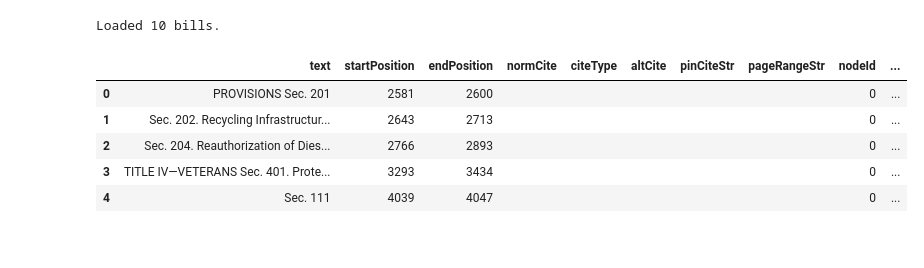
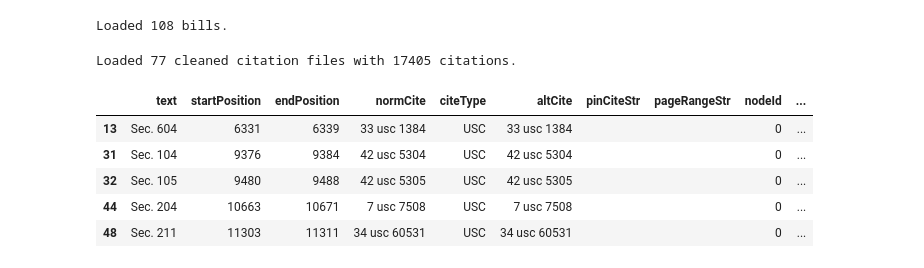
Before and after one commit to RaphaelEse/LawGorithmML, a Jupyter notebook: ML/Untitled25.ipynb, the cells around one changed output. Cells and saved outputs as stored; diff of their text form; code cells hidden in the pictures.

```diff
--- a/ML/Untitled25.ipynb
+++ b/ML/Untitled25.ipynb
@@ -21,7 +39,7 @@ import concurrent.futures
 bills_path = "/content/LawGorithmML/citations/citations/sample_bills"
 
 # Get all text files in the directory
-bill_files = sorted(glob.glob(os.path.join(bills_path, "*.txt")))[:10]
+bill_files = sorted(glob.glob(os.path.join(bills_path, "*.txt")))
 
 bill_texts = {}
 def load_file(file):
@@ -36,31 +54,38 @@ bill_texts = dict(results)
 
 print(f"Loaded {len(bill_texts)} bills.")
 # %% [output]
-Loaded 10 bills.
+Loaded 108 bills.
 # %%
-json_path = "C:/Users/ralph/Downloads/citations/citations/citations/"
+json_path = "/content/LawGorithmML/labeled_citations_zero_shot/"
+# Get all JSON files in the directory
+# Load cleaned citation JSON files
+json_files = sorted(os.listdir(json_path))
 
-# Get all JSON files in the directory
-json_files = glob.glob(os.path.join(json_path, "*.json"))
+# Read and combine JSON files
+cleaned_citations = []
+for file in json_files:
+    with open(os.path.join(json_path, file), "r", encoding="utf-8") as f:
+        cleaned_citations.extend(json.load(f))
 
-# Load citation data
-citations = []
-for file in json_files:
-    with open(file, "r", encoding="utf-8") as f:
-        data = json.load(f)
-        citations.extend(data)  # Combine all JSON data
 # Convert to DataFrame
-df_citations = pd.DataFrame(citations)
+df_citations = pd.DataFrame(cleaned_citations)
 
-# Show structure
+df_citations["normCite"] = df_citations["normCite"].astype(str)
+
+# Filter out citations without `normCite`
+df_citations = df_citations[df_citations["normCite"].notna()]
+df_citations = df_citations[df_citations["normCite"].str.strip() != ""]
+# Display dataset size
+print(f"Loaded {len(json_files)} cleaned citation files with {len(df_citations)} citations.")
 df_citations.head()
 # %% [output]
+Loaded 77 cleaned citation files with 17405 citations.
 |  | text | startPosition | endPosition | normCite | citeType | altCite | pinCiteStr | pageRangeStr | nodeId | ... |
-| 0 | PROVISIONS Sec. 201 | 2581 | 2600 |  |  |  |  |  | 0 | ... |
-| 1 | Sec. 202. Recycling Infrastructur... | 2643 | 2713 |  |  |  |  |  | 0 | ... |
-| 2 | Sec. 204. Reauthorization of Dies... | 2766 | 2893 |  |  |  |  |  | 0 | ... |
-| 3 | TITLE IV—VETERANS Sec. 401. Prote... | 3293 | 3434 |  |  |  |  |  | 0 | ... |
-| 4 | Sec. 111 | 4039 | 4047 |  |  |  |  |  | 0 | ... |
+| 13 | Sec. 604 | 6331 | 6339 | 33 usc 1384 | USC | 33 usc 1384 |  |  | 0 | ... |
+| 31 | Sec. 104 | 9376 | 9384 | 42 usc 5304 | USC | 42 usc 5304 |  |  | 0 | ... |
+| 32 | Sec. 105 | 9480 | 9488 | 42 usc 5305 | USC | 42 usc 5305 |  |  | 0 | ... |
+| 44 | Sec. 204 | 10663 | 10671 | 7 usc 7508 | USC | 7 usc 7508 |  |  | 0 | ... |
+| 48 | Sec. 211 | 11303 | 11311 | 34 usc 60531 | USC | 34 usc 60531 |  |  | 0 | ... |
 # %%
 # Define context window size (adjust as needed)
 CONTEXT_WINDOW = 200  # Number of characters before and after citation
```
Also changed, not shown: parts of 9 cells of this notebook.
